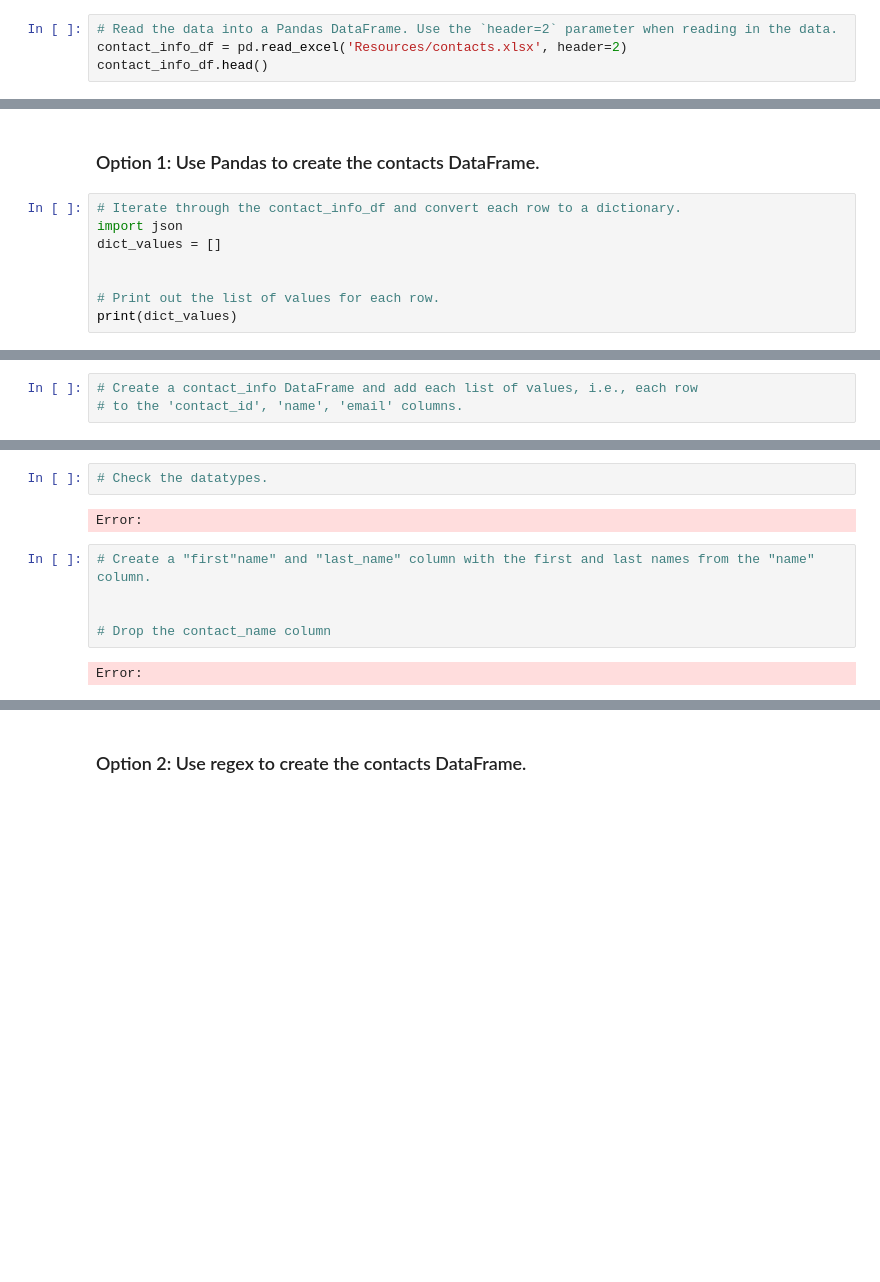
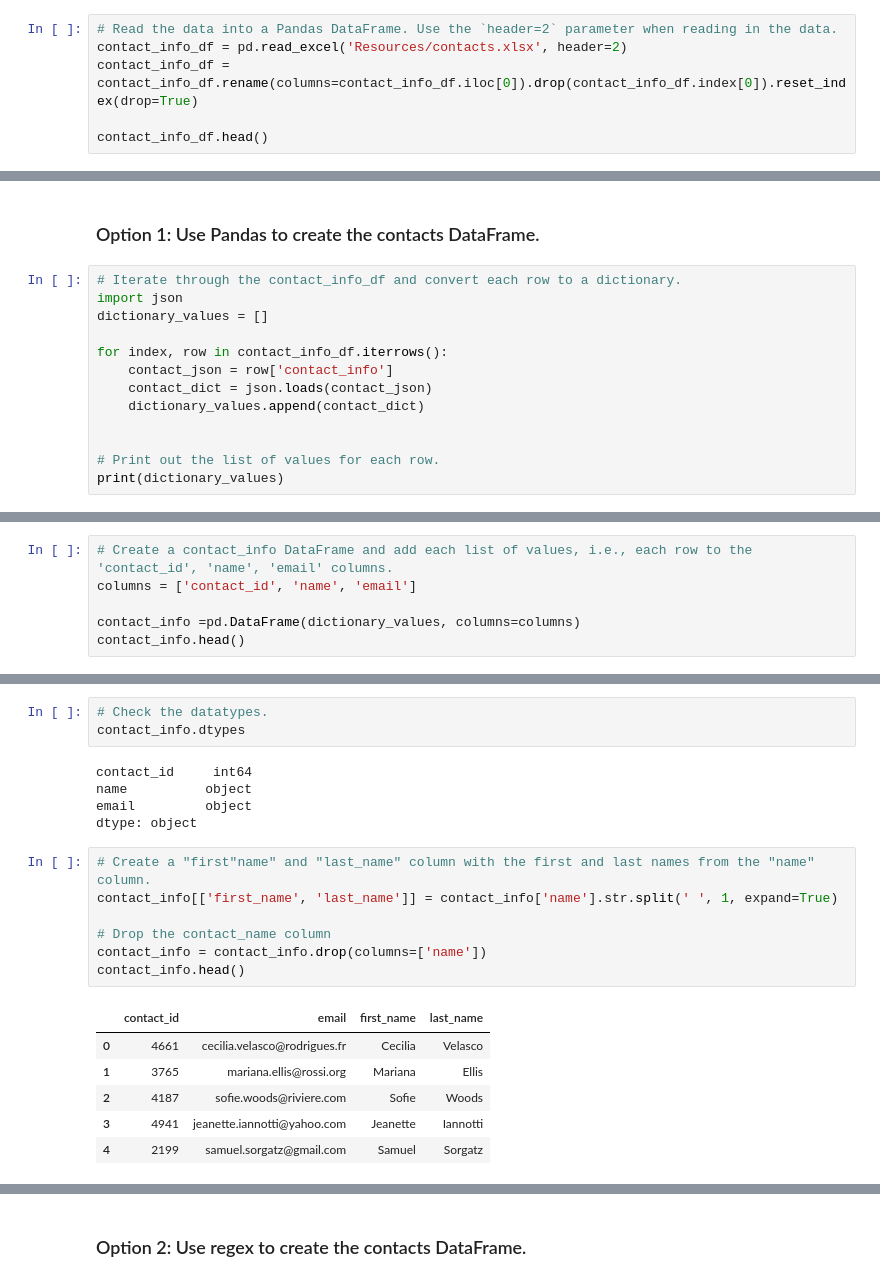
Before and after one commit to megangoode3/Crowdfunding_ETL, a Jupyter notebook: ETL_Mini_Project_BNorthcutt_MGoode.ipynb, the cells around one changed output, grey strips where cells are left out. Cells and saved outputs as stored; diff of their text form; blank space fills up the shorter version.

```diff
--- a/ETL_Mini_Project_BNorthcutt_MGoode.ipynb
+++ b/ETL_Mini_Project_BNorthcutt_MGoode.ipynb
@@ -230,5 +278,7 @@ Error:
 # %%
 # Read the data into a Pandas DataFrame. Use the `header=2` parameter when reading in the data.
 contact_info_df = pd.read_excel('Resources/contacts.xlsx', header=2)
+contact_info_df = contact_info_df.rename(columns=contact_info_df.iloc[0]).drop(contact_info_df.index[0]).reset_index(drop=True)
+
 contact_info_df.head()
 # %% [output]
@@ -248,9 +303,14 @@ Then export the DataFrame as a `contacts.csv` CSV file.
 # %%
 # Iterate through the contact_info_df and convert each row to a dictionary.
 import json
-dict_values = []
+dictionary_values = []
+
+for index, row in contact_info_df.iterrows():
+    contact_json = row['contact_info']
+    contact_dict = json.loads(contact_json)
+    dictionary_values.append(contact_dict)
 
 
 # Print out the list of values for each row.
-print(dict_values)
+print(dictionary_values)
 # %% [output]
@@ -258,4 +318,7 @@ Error:
 # %%
-# Create a contact_info DataFrame and add each list of values, i.e., each row
-# to the 'contact_id', 'name', 'email' columns.
+# Create a contact_info DataFrame and add each list of values, i.e., each row to the 'contact_id', 'name', 'email' columns.
+columns = ['contact_id', 'name', 'email']
+
+contact_info =pd.DataFrame(dictionary_values, columns=columns)
+contact_info.head()
 # %% [output]
@@ -263,13 +331,24 @@ Error:
 # %%
 # Check the datatypes.
+contact_info.dtypes
 # %% [output]
-Error:
+contact_id     int64
+name          object
+email         object
+dtype: object
 # %%
 # Create a "first"name" and "last_name" column with the first and last names from the "name" column.
-
+contact_info[['first_name', 'last_name']] = contact_info['name'].str.split(' ', 1, expand=True)
 
 # Drop the contact_name column
+contact_info = contact_info.drop(columns=['name'])
+contact_info.head()
 # %% [output]
-Error:
+|  | contact_id | email | first_name | last_name |
+| 0 | 4661 | cecilia.velasco@rodrigues.fr | Cecilia | Velasco |
+| 1 | 3765 | mariana.ellis@rossi.org | Mariana | Ellis |
+| 2 | 4187 | sofie.woods@riviere.com | Sofie | Woods |
+| 3 | 4941 | jeanette.iannotti@yahoo.com | Jeanette | Iannotti |
+| 4 | 2199 | samuel.sorgatz@gmail.com | Samuel | Sorgatz |
 # %%
 # Reorder the columns
```
Also changed, not shown: parts of 25 cells of this notebook, 3 other files.
